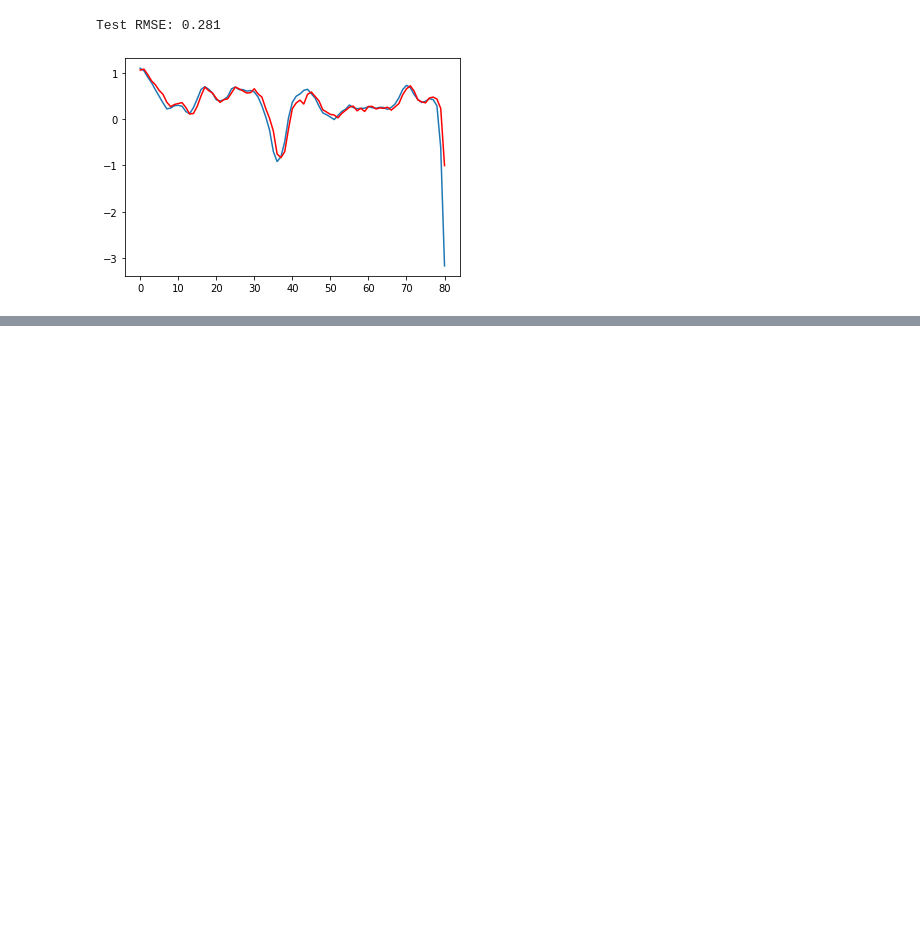
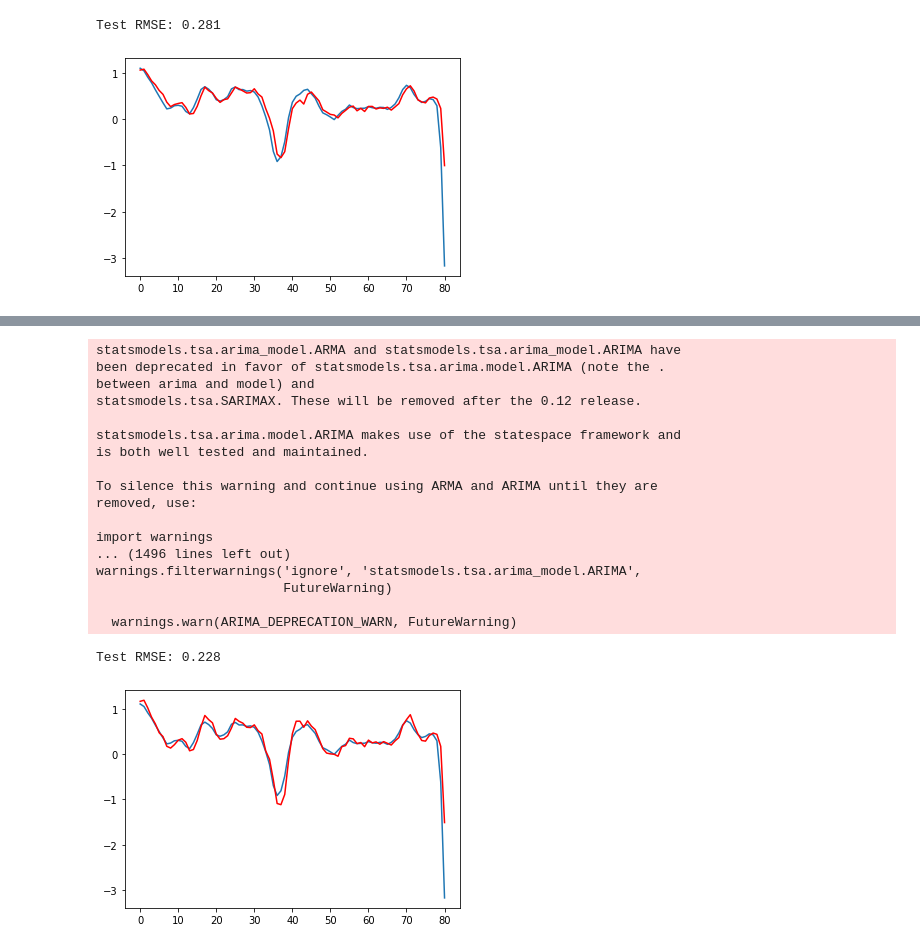
Before and after one commit to VieuL/PibOcde, a Jupyter notebook: AutoRegression.ipynb, the cells around one changed output, grey strips where cells are left out. Saved outputs shown, nothing was run; the diff lists cells and outputs as text; code cells hidden in the pictures; blank space fills up the shorter version.

```diff
--- a/AutoRegression.ipynb
+++ b/AutoRegression.ipynb
@@ -11,7 +11,7 @@ from sklearn.metrics import mean_squared_error
 from math import sqrt
 
 #Nous récupérons les données pour la france
-data = pd.read_csv('data.csv', sep=';')
+data = pd.read_csv('./data/data.csv', sep=';')
 df_fra = data[data['LOCATION'] == "FRA"]
 gpy, gpp, ind = tr.traitementParPays(df_fra, 'Q')
 #Nous récupérons les valeurs des moyennes mobiles
@@ -130,0 +133,25 @@ Test RMSE: 0.262
+# %%
+#AR 6
+test = arima(data,3,2,1)
+model_fit2 = test.fit(disp=0)
+# newPrediction = model_fit.predict(1,240)
+# %% [output]
+statsmodels.tsa.arima_model.ARMA and statsmodels.tsa.arima_model.ARIMA have
+been deprecated in favor of statsmodels.tsa.arima.model.ARIMA (note the .
+between arima and model) and
+statsmodels.tsa.SARIMAX. These will be removed after the 0.12 release.
+
+statsmodels.tsa.arima.model.ARIMA makes use of the statespace framework and
+is both well tested and maintained.
+
+To silence this warning and continue using ARMA and ARIMA until they are
+removed, use:
+
+import warnings
+... (1496 lines left out)
+warnings.filterwarnings('ignore', 'statsmodels.tsa.arima_model.ARIMA',
+                        FutureWarning)
+
+  warnings.warn(ARIMA_DEPRECATION_WARN, FutureWarning)
+Test RMSE: 0.228
+[figure, added]
```
Also changed, not shown: parts of 5 cells of this notebook.
